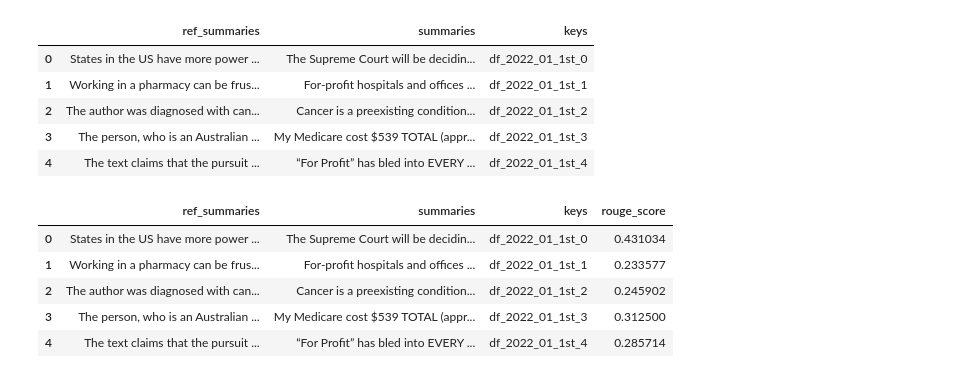
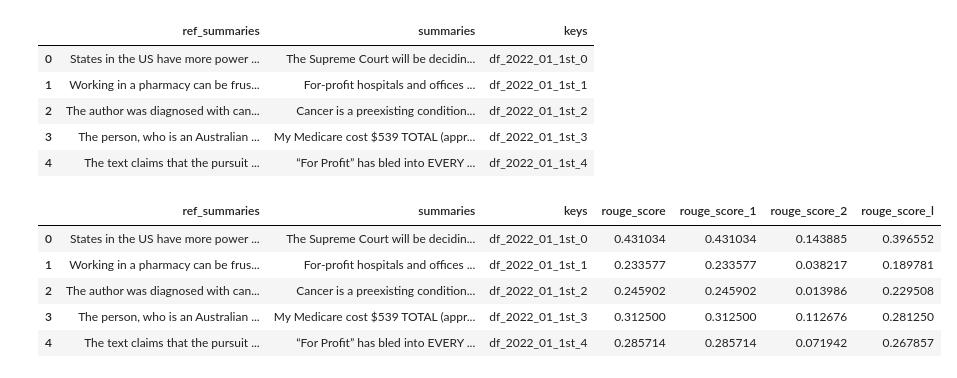
Before and after one commit to gu-dsan6000/fall-2023-reddit-project-team-17, a Jupyter notebook: code/project-ml/topic-summarization-and-sentiment.ipynb, the cells around one changed output. Drawn from its saved outputs; the diff is of its cells as text; code cells hidden in the pictures.

Commit message:
rouge evaluation for summarization model finished

```diff
--- a/code/project-ml/topic-summarization-and-sentiment.ipynb
+++ b/code/project-ml/topic-summarization-and-sentiment.ipynb
@@ -329,24 +329,26 @@ df.head()
 # %%
 from rouge import Rouge
 
 rouge = Rouge()
 rouge_scores = {}
 
 for index, row in df.iterrows():
     ref_summary = row['ref_summaries']
     generated_summary = row['summaries']
 
-    #get ROUGE scores
-    score = rouge.get_scores(generated_summary, ref_summary)
+    #get ROUGE scores for rouge-1, rouge-2, and rouge-l
+    score_rouge_1 = rouge.get_scores(generated_summary, ref_summary)
 
     #store the scores using the 'keys' column in a new column called 'rouge_score'
-    df.loc[index, 'rouge_score'] = score[0]['rouge-1']['f']
+    df.at[index, 'rouge_score_1'] = score_rouge_1[0]['rouge-1']['f']
+    df.at[index, 'rouge_score_2'] = score_rouge_1[0]['rouge-2']['f']
+    df.at[index, 'rouge_score_l'] = score_rouge_1[0]['rouge-l']['f']
 
 df.head()
 # %% [output]
-|  | ref_summaries | summaries | keys | rouge_score |
-| 0 | States in the US have more power ... | The Supreme Court will be decidin... | df_2022_01_1st_0 | 0.431034 |
-| 1 | Working in a pharmacy can be frus... | For-profit hospitals and offices ... | df_2022_01_1st_1 | 0.233577 |
-| 2 | The author was diagnosed with can... | Cancer is a preexisting condition... | df_2022_01_1st_2 | 0.245902 |
-| 3 | The person, who is an Australian ... | My Medicare cost $539 TOTAL (appr... | df_2022_01_1st_3 | 0.312500 |
-| 4 | The text claims that the pursuit ... | “For Profit” has bled into EVERY ... | df_2022_01_1st_4 | 0.285714 |
+|  | ref_summaries | summaries | keys | rouge_score | rouge_score_1 | rouge_score_2 | rouge_score_l |
+| 0 | States in the US have more power ... | The Supreme Court will be decidin... | df_2022_01_1st_0 | 0.431034 | 0.431034 | 0.143885 | 0.396552 |
+| 1 | Working in a pharmacy can be frus... | For-profit hospitals and offices ... | df_2022_01_1st_1 | 0.233577 | 0.233577 | 0.038217 | 0.189781 |
+| 2 | The author was diagnosed with can... | Cancer is a preexisting condition... | df_2022_01_1st_2 | 0.245902 | 0.245902 | 0.013986 | 0.229508 |
+| 3 | The person, who is an Australian ... | My Medicare cost $539 TOTAL (appr... | df_2022_01_1st_3 | 0.312500 | 0.312500 | 0.112676 | 0.281250 |
+| 4 | The text claims that the pursuit ... | “For Profit” has bled into EVERY ... | df_2022_01_1st_4 | 0.285714 | 0.285714 | 0.071942 | 0.267857 |
```
Also changed, not shown: parts of 3 cells of this notebook.
